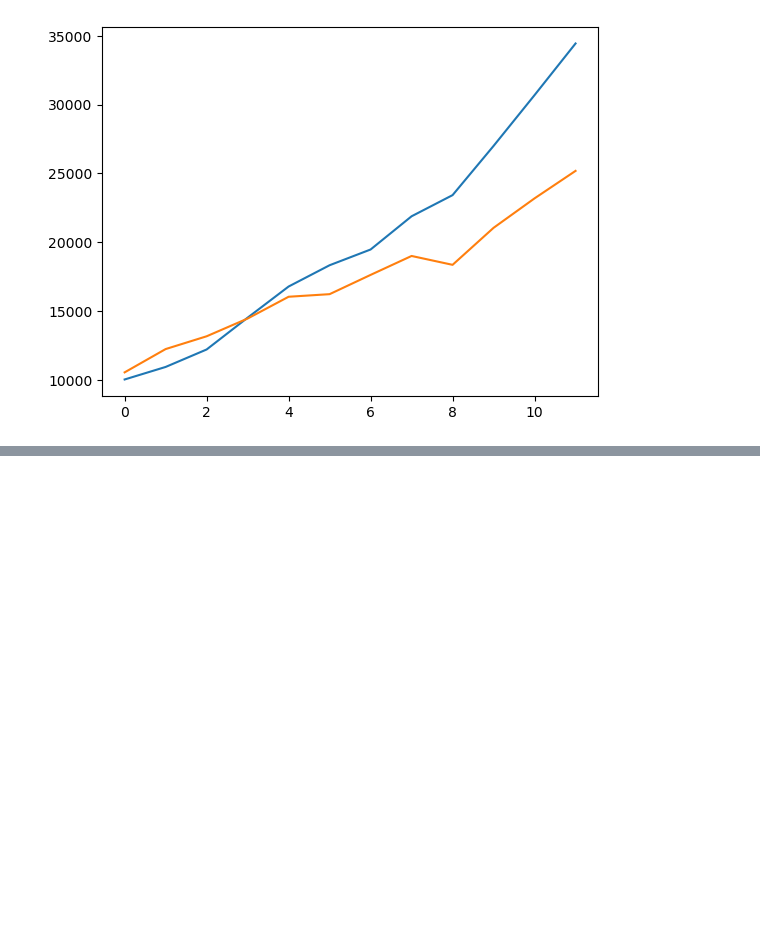
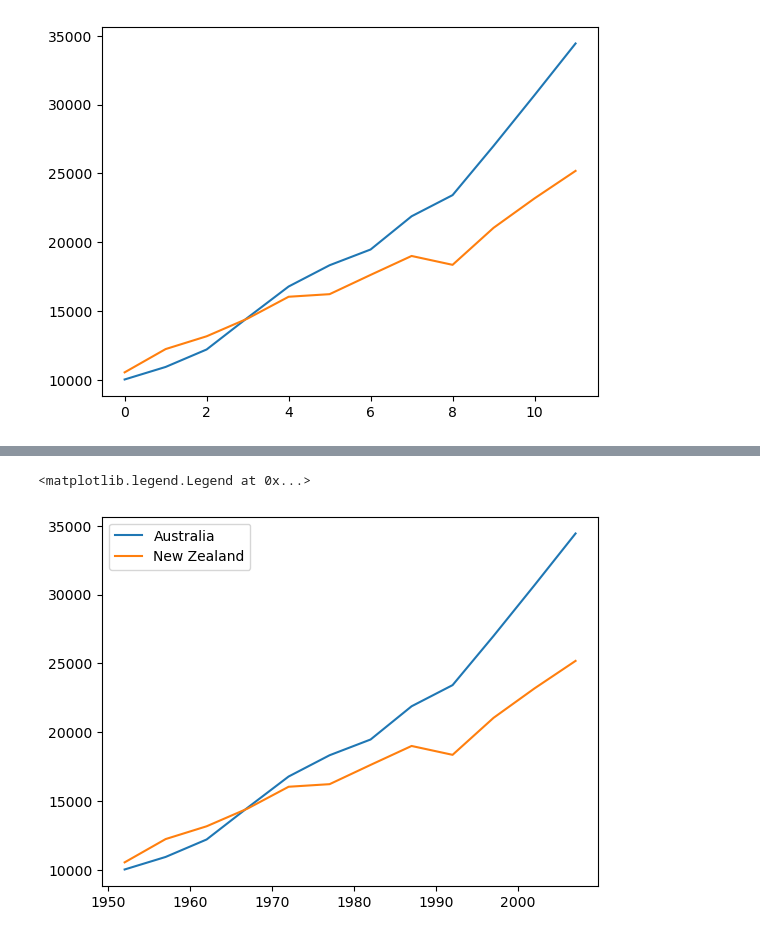
Before and after one commit to UMD-ENMA165-2026-Spring/gapminder, a Jupyter notebook: looping_over_datasets.ipynb, the cells around one changed output, grey strips where cells are left out. Saved outputs shown, nothing was run; the diff lists cells and outputs as text; code cells hidden in the pictures; blank space fills up the shorter version.

```diff
--- a/looping_over_datasets.ipynb
+++ b/looping_over_datasets.ipynb
@@ -352,0 +361,9 @@ plt.plot(data.T)
+# %%
+for i in range(len(data)):
+
+    plt.plot(years, data[i], label = columncountry[i])
+
+plt.legend()
+# %% [output]
+<matplotlib.legend.Legend at 0x...>
+[figure, added]
```
Also changed, not shown: parts of 11 cells of this notebook.
